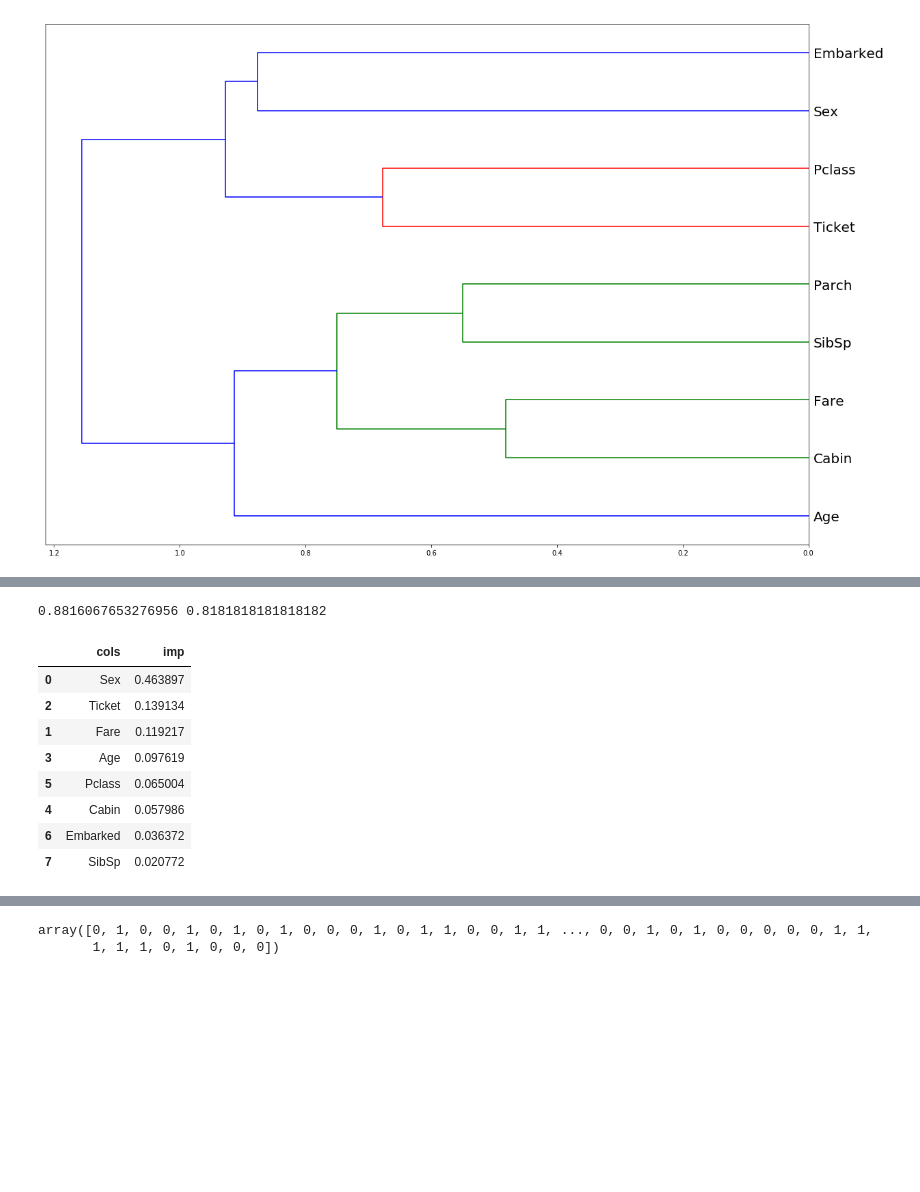
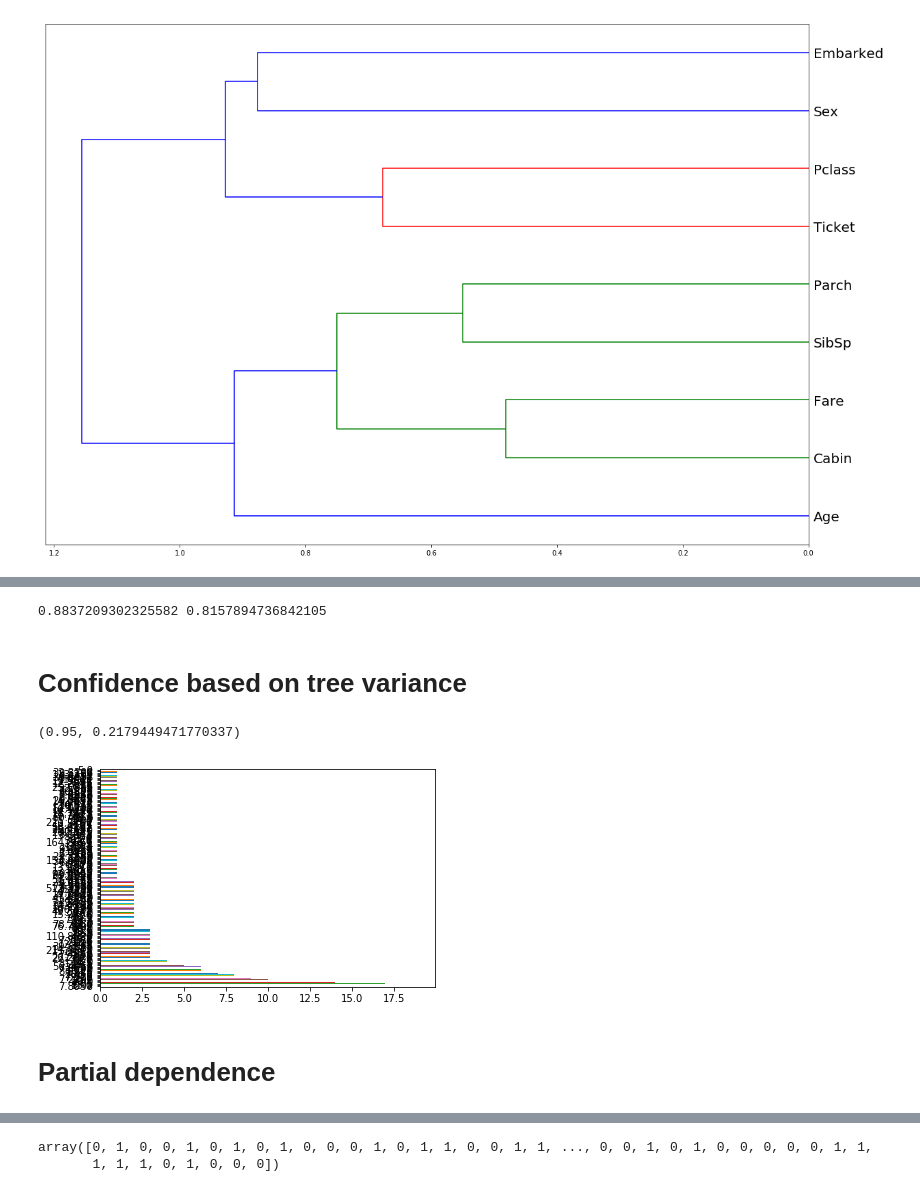
Before and after one commit to kugmax/fastai_learn, a Jupyter notebook: Titanic Machine Learning from Disaster (random forest).ipynb, the cells around one changed output, grey strips where cells are left out. Cells and saved outputs as stored; diff of their text form; code cells hidden in the pictures; blank space fills up the shorter version.

```diff
--- a/Titanic Machine Learning from Disaster (random forest).ipynb
+++ b/Titanic Machine Learning from Disaster (random forest).ipynb
@@ -174,21 +174,26 @@ df_test_keep = df_test[fi[:n_left].cols].copy()
 # %%
 reset_rf_samples()
 # %%
-m = RandomForestClassifier(n_estimators=40, min_samples_leaf=5, max_features=0.5, n_jobs=-1, oob_score=True)
+m = RandomForestClassifier(n_estimators=40, min_samples_leaf=5, max_features=0.6, n_jobs=-1, oob_score=True)
 X_train, X_valid = split_vals(df_keep, n_trn)
 m.fit(X_train, y_train)
 print_score(m)
 # %% [output]
-0.8816067653276956 0.8181818181818182
+0.8837209302325582 0.8157894736842105
-# %%
-fi = rf_feat_importance(m, df_keep); fi
-# %% [output]
-|  | cols | imp |
-| 0 | Sex | 0.463897 |
-| 2 | Ticket | 0.139134 |
-| 1 | Fare | 0.119217 |
-| 3 | Age | 0.097619 |
-| 5 | Pclass | 0.065004 |
-| 4 | Cabin | 0.057986 |
-| 6 | Embarked | 0.036372 |
-| 7 | SibSp | 0.020772 |
+# %% [markdown]
+# Confidence based on tree variance
+# %%
+def get_preds(t): return t.predict(X_valid)
+preds = np.stack(parallel_trees(m, get_preds))
+np.mean(preds[:,0]), np.std(preds[:,0])
+# %% [output]
+(0.95, 0.2179449471770337)
+# %%
+x = X_valid.copy()
+x['pred_std'] = np.std(preds, axis=0)
+x['pred'] = np.mean(preds, axis=0)
+x.Fare.value_counts().plot.barh();
+# %% [output]
+[figure, added]
+# %% [markdown]
+# Partial dependence
```
Also changed, not shown: parts of 6 cells of this notebook.
